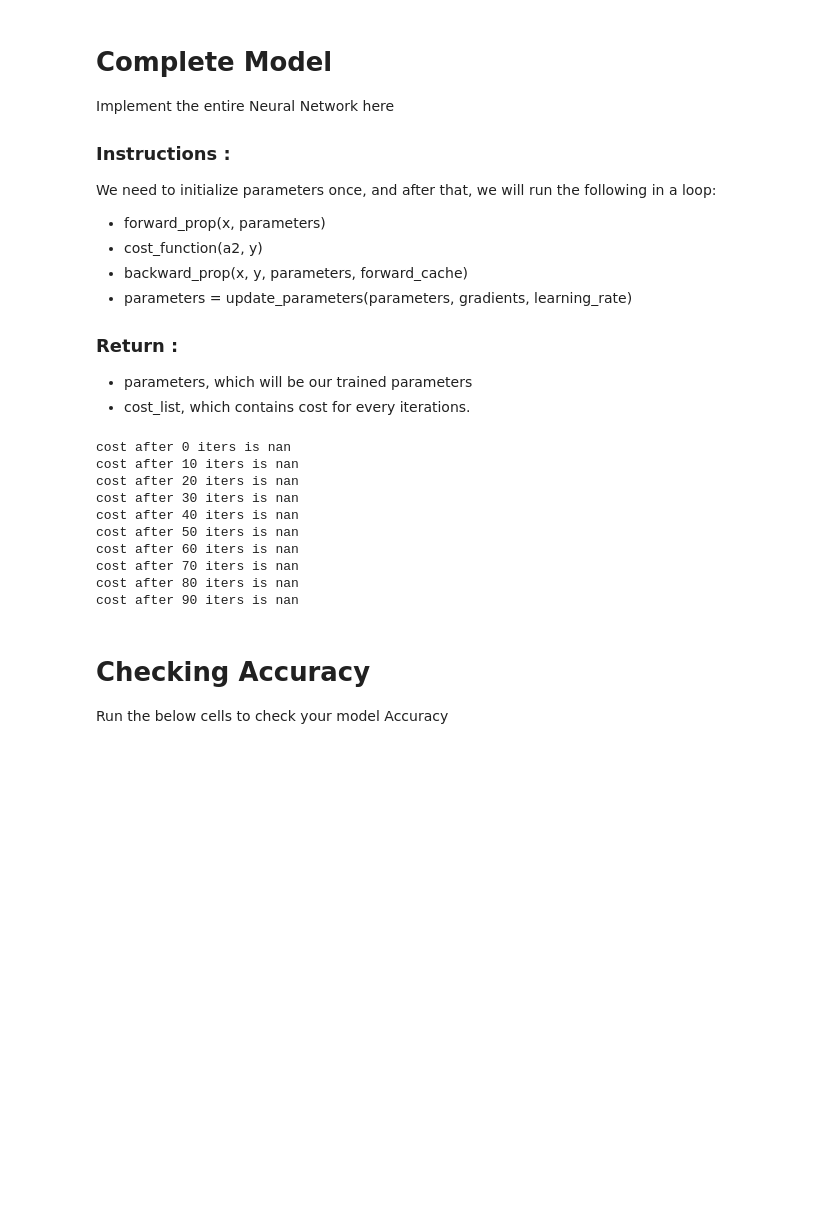
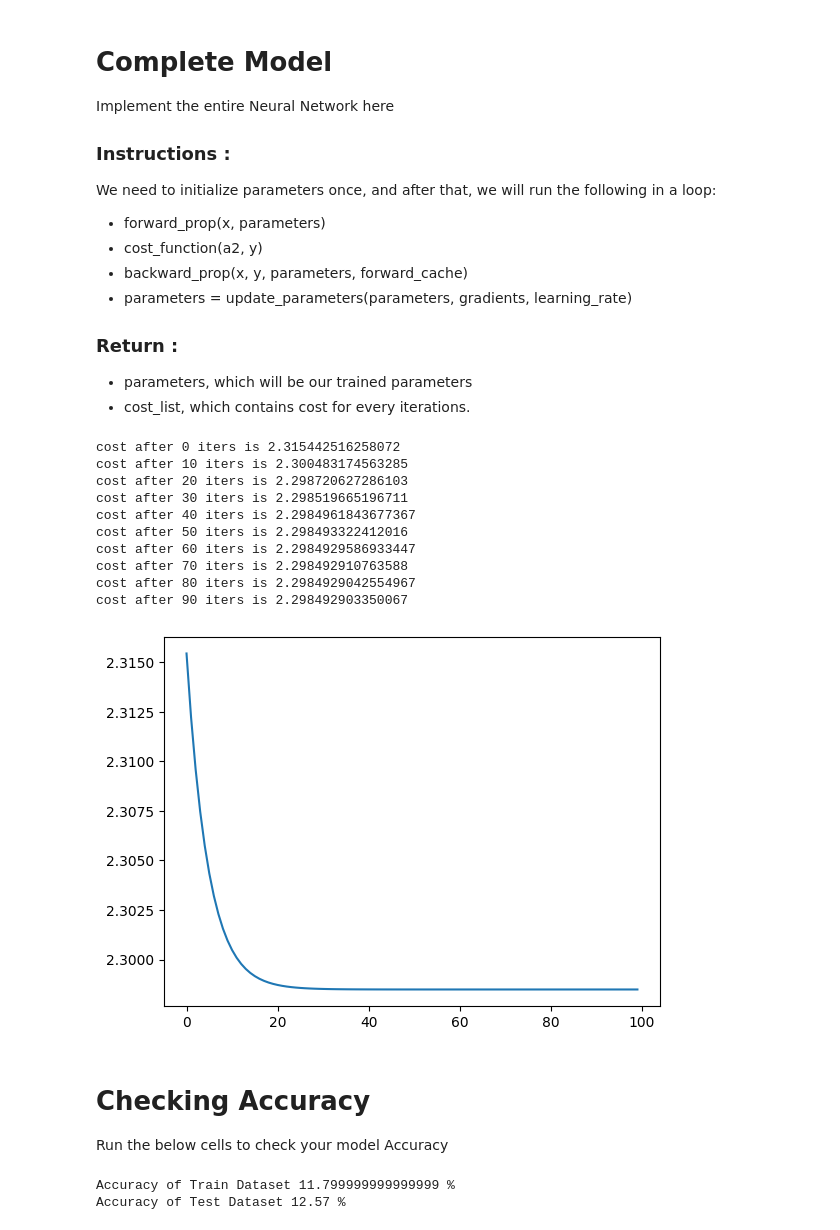
Before and after one commit to polachandu/Neural-Network-Multiclass-classification, a Jupyter notebook: Hand Written Digit Recognition with Neural Networks.ipynb, the cells around one changed output. Saved outputs shown, nothing was run; the diff lists cells and outputs as text; code cells hidden in the pictures; blank space fills up the shorter version.

```diff
--- a/Hand Written Digit Recognition with Neural Networks.ipynb
+++ b/Hand Written Digit Recognition with Neural Networks.ipynb
@@ -215,7 +215,7 @@ def forward_prop(x, parameters):
 
     ## Complete the Code below : ##
     z1 = np.dot(w1,x) + b1
-    a1 = relu(z1)
+    a1 = tanh(z1)
     z2 = np.dot(w2,a1) + b2
     a2 = softmax(z2)
     ## Your Code ends ##
@@ -299,7 +299,7 @@ def backward_prop(x, y, parameters, forward_cache):
     dw2 = (1/m)*(np.dot(dz2,a1.T))
     db2 = (1/m)*np.sum(dz2,axis = 1, keepdims = True)
 
-    dz1 = (1/m)*np.dot(w2.T, dz2)*derivative_relu(a1)
+    dz1 = (1/m)*np.dot(w2.T, dz2)*derivative_tanh(a1)
     dw1 = (1/m)*np.dot(dz1,x.T)
     db1 = (1/m)*np.sum(dz1, axis=1, keepdims = True)
     ## Your Code ends ##
@@ -401,27 +401,29 @@ def model(x, y, n_h, learning_rate, iterations):
 # Complete the Code Below ##
 
 n_h = 1000
-learning_rate = 0.01
+learning_rate = 0.001
 iterations = 100
 
 # Your Code ends ##
 
 Parameters, Cost_list = model(X_train, Y_train, n_h = n_h, learning_rate = learning_rate, iterations = iterations)
 # %% [output]
-cost after 0 iters is nan
-cost after 10 iters is nan
-cost after 20 iters is nan
-cost after 30 iters is nan
-cost after 40 iters is nan
-cost after 50 iters is nan
-cost after 60 iters is nan
-cost after 70 iters is nan
-cost after 80 iters is nan
-cost after 90 iters is nan
+cost after 0 iters is 2.315442516258072
+cost after 10 iters is 2.300483174563285
+cost after 20 iters is 2.298720627286103
+cost after 30 iters is 2.298519665196711
+cost after 40 iters is 2.2984961843677367
+cost after 50 iters is 2.298493322412016
+cost after 60 iters is 2.2984929586933447
+cost after 70 iters is 2.298492910763588
+cost after 80 iters is 2.2984929042554967
+cost after 90 iters is 2.298492903350067
 # %%
-# t = np.arange(0, iterations+1)
-# plt.plot(t, Cost_list)
-# plt.show()
+t = np.arange(0, iterations)
+plt.plot(t, Cost_list)
+plt.show()
+# %% [output]
+[figure, added]
 # %% [markdown]
 # Checking Accuracy
 
@@ -441,4 +443,7 @@ Run the below cells to check your model Accuracy
 # %%
-# print("Accuracy of Train Dataset", accuracy(X_train, Y_train, Parameters), "%")
-# print("Accuracy of Test Dataset", round(accuracy(X_test, Y_test, Parameters), 2), "%")
+print("Accuracy of Train Dataset", accuracy(X_train, Y_train, Parameters), "%")
+print("Accuracy of Test Dataset", round(accuracy(X_test, Y_test, Parameters), 2), "%")
+# %% [output]
+Accuracy of Train Dataset 11.799999999999999 %
+Accuracy of Test Dataset 12.57 %
 # %%
```
Also changed, not shown: parts of 3 cells of this notebook.
